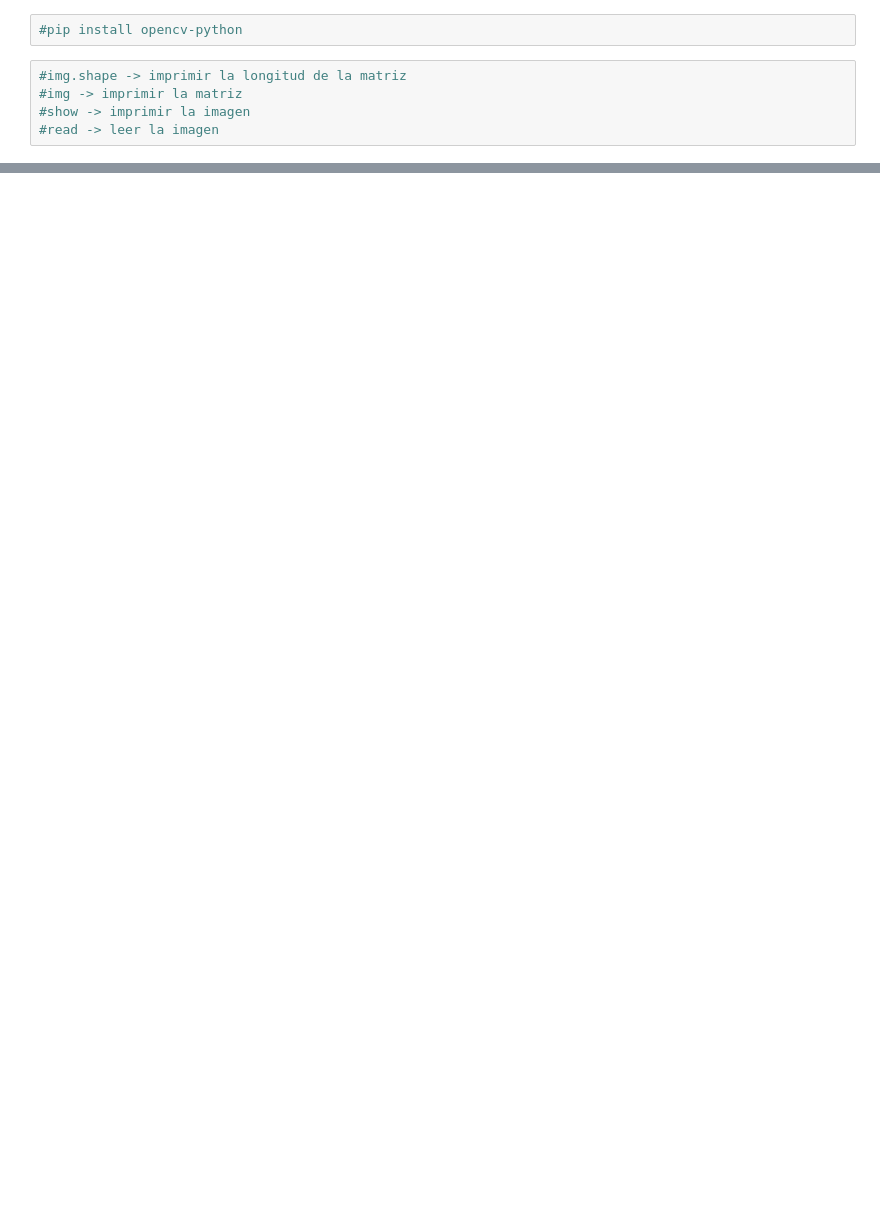
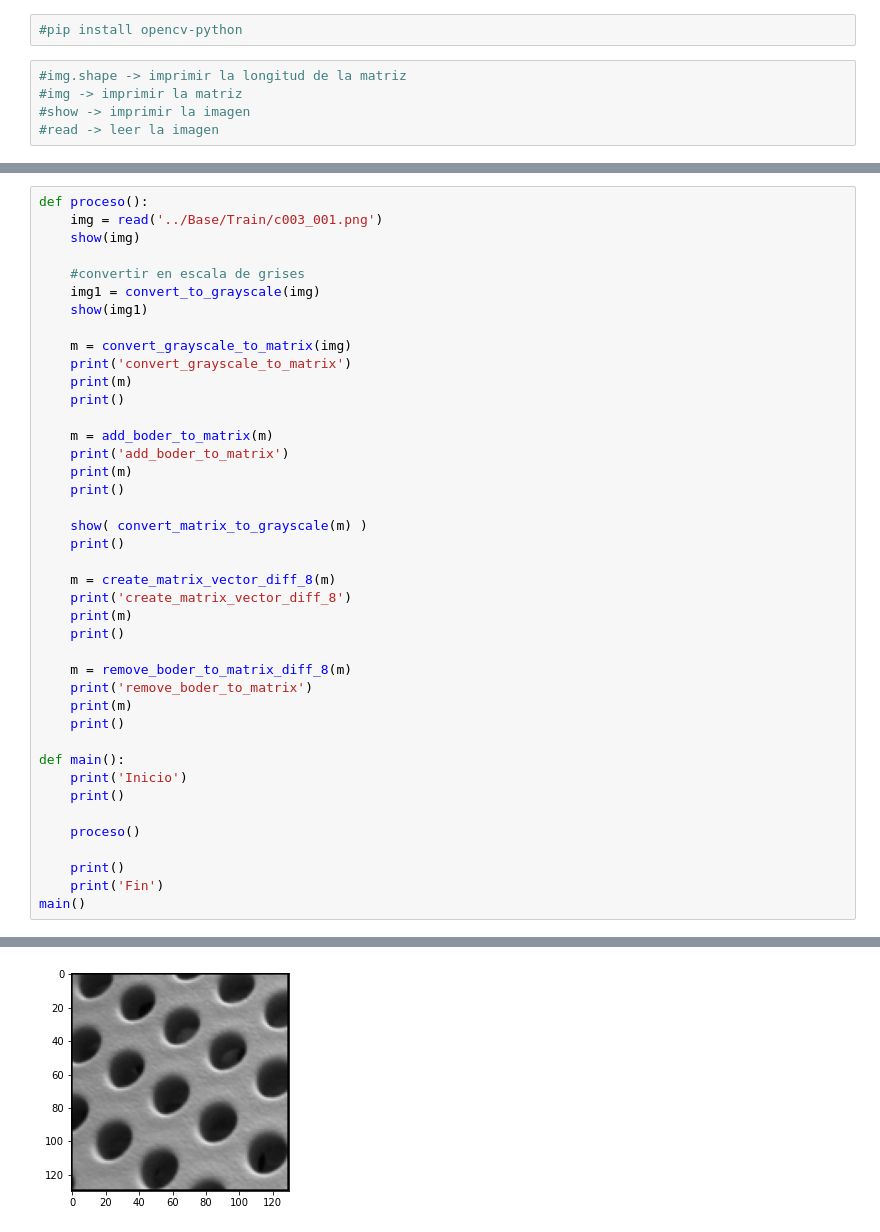
Before and after one commit to alanlucki/master-cc-images-02, a Jupyter notebook: project-01/proyecto-01.ipynb, the cells around one changed output, grey strips where cells are left out. Saved outputs shown, nothing was run; the diff lists cells and outputs as text; blank space fills up the shorter version.

Commit message:
add method convert_matrix_to_grayscale

```diff
--- a/project-01/proyecto-01.ipynb
+++ b/project-01/proyecto-01.ipynb
@@ -143,0 +81,42 @@ Fin
+# %%
+def proceso():
+    img = read('../Base/Train/c003_001.png')
+    show(img)
+
+    #convertir en escala de grises
+    img1 = convert_to_grayscale(img)
+    show(img1)
+
+    m = convert_grayscale_to_matrix(img)
+    print('convert_grayscale_to_matrix')
+    print(m)
+    print()
+
+    m = add_boder_to_matrix(m)
+    print('add_boder_to_matrix')
+    print(m)
+    print()
+
+    show( convert_matrix_to_grayscale(m) )
+    print()
+
+    m = create_matrix_vector_diff_8(m)
+    print('create_matrix_vector_diff_8')
+    print(m)
+    print()
+
+    m = remove_boder_to_matrix_diff_8(m)
+    print('remove_boder_to_matrix')
+    print(m)
+    print()
+
+def main():
+    print('Inicio')
+    print()
+
+    proceso()
+
+    print()
+    print('Fin')
+main()
+# %% [output]
@@ -143,0 +140 @@ Fin
+[figure, added]
```
Also changed, not shown: parts of 2 cells of this notebook, 4 other files.
